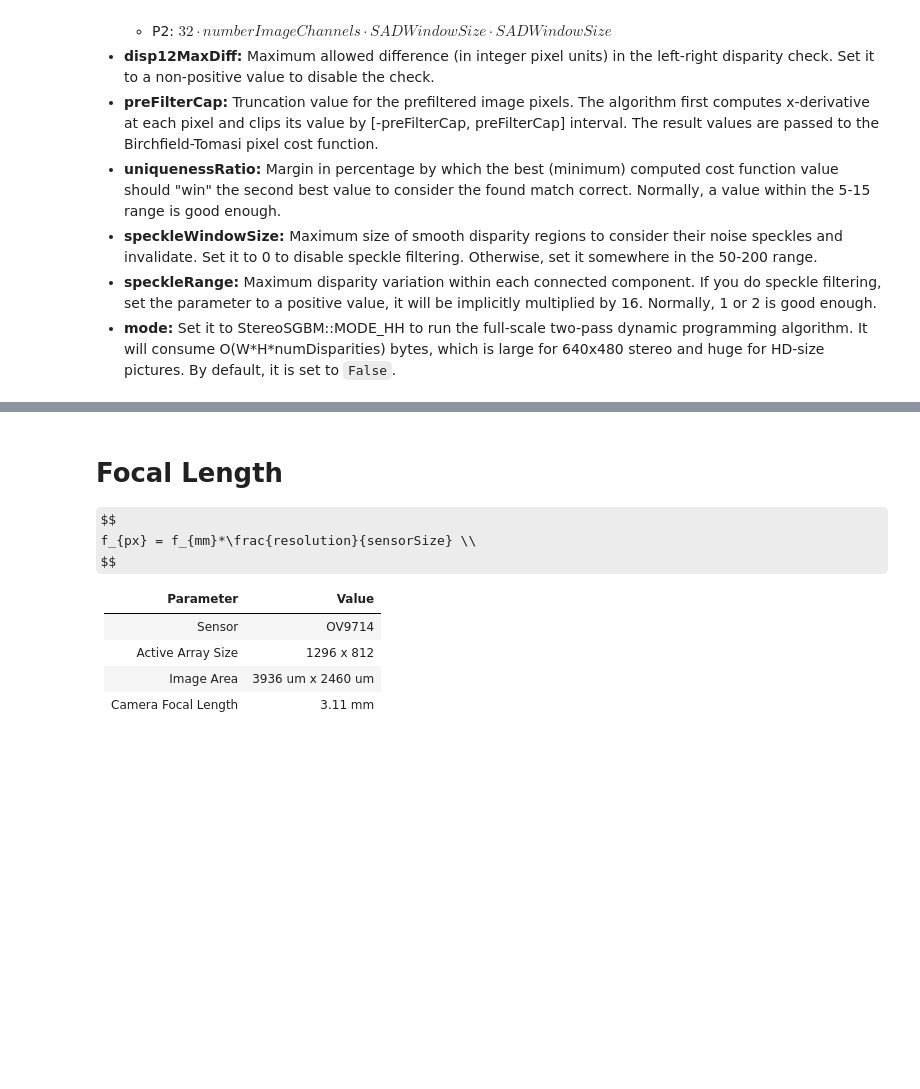
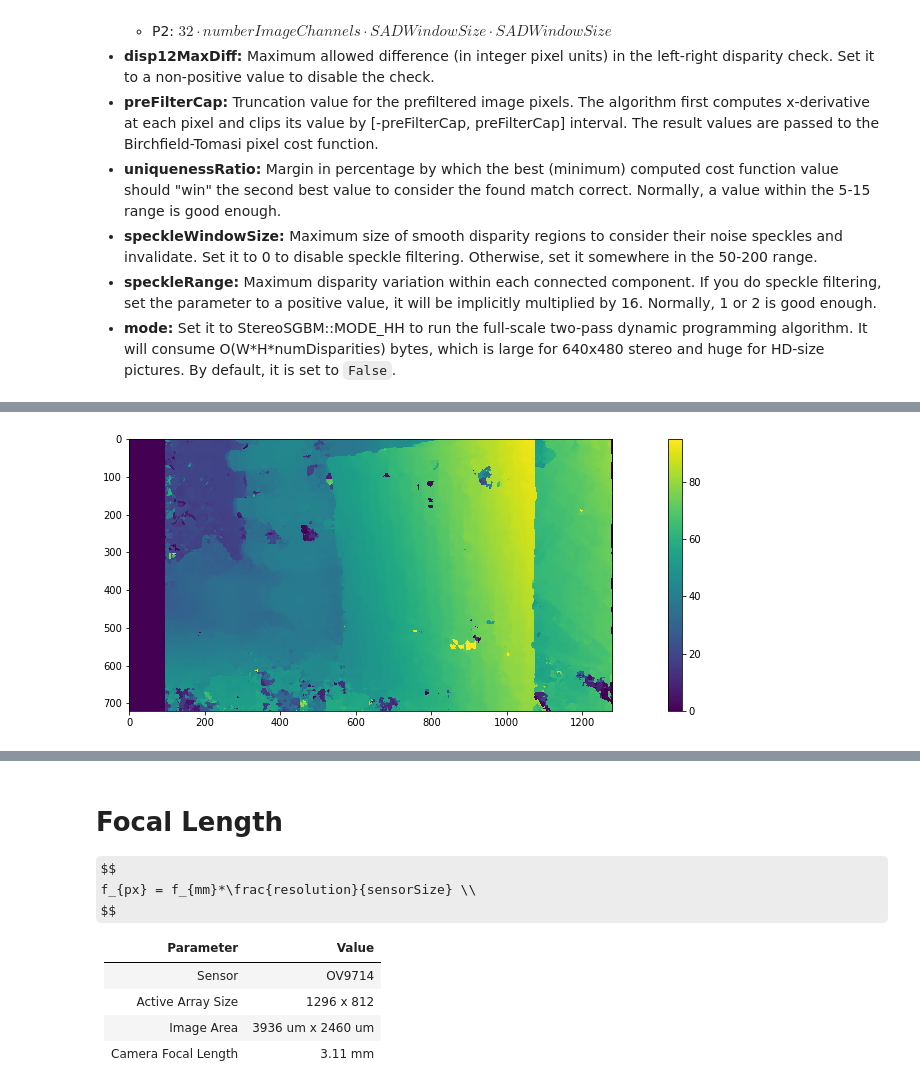
Before and after one commit to walchko/github-blog, a Jupyter notebook: source/blog/Vision/stereo-vision/stereo.ipynb, the cells around one changed output, grey strips where cells are left out. Drawn from its saved outputs; the diff is of its cells as text; code cells hidden in the pictures; some formulas as TeX source; blank space fills up the shorter version.

```diff
--- a/source/blog/Vision/stereo-vision/stereo.ipynb
+++ b/source/blog/Vision/stereo-vision/stereo.ipynb
@@ -141,14 +179,62 @@ plt.imshow(disparity, cmap='viridis');
 # %%
-disp = stereo.compute(imgLc, imgRc).astype(np.float32) / 16.0
-h, w = imgLc.shape[:2]
-f = 0.8*w                          # guess for focal length
-Q = np.float32([[1, 0, 0, -0.5*w],
-                [0,-1, 0,  0.5*h], # turn points 180 deg around x-axis,
-                [0, 0, 0,     -f], # so that y-axis looks up
-                [0, 0, 1,      0]])
-points = cv2.reprojectImageTo3D(disp, Q)
-colors = cv2.cvtColor(imgLc, cv2.COLOR_GRAY2RGB)
-mask = disp > disp.min()
-out_points = points[mask]
-out_colors = colors[mask]
-plt.imshow((disp-min_disp)/num_disp)
+disp = stereo.compute(imgL, imgR).astype(np.float32)/16
+mask = disp < 0
+disp[mask] = 0
+plt.imshow(disp)
+plt.colorbar()
+
+# h, w = imgLc.shape[:2]
+# f = 0.8*w                          # guess for focal length
+# Q = np.float32([[1, 0, 0, -0.5*w],
+#                 [0,-1, 0,  0.5*h], # turn points 180 deg around x-axis,
+#                 [0, 0, 0,     -f], # so that y-axis looks up
+#                 [0, 0, 1,      0]])
+
+# disp = disparity
+# disp = np.uint8(filteredImg)
+
+print('disp min/max:', disp.min(), disp.max())
+print('disp:', disp.shape)
+
+points = cv2.reprojectImageTo3D(disp, rc.Q, handleMissingValues=True)
+colors = cv2.cvtColor(imgL, cv2.COLOR_GRAY2RGB)
+print('imgL', imgL.shape)
+
+print('[ Points {}]---------------------'.format(points.shape))
+print(' x min/max:', points[:,:,0].min(), points[:,:,0].max())
+print(' y min/max:', points[:,:,1].min(), points[:,:,1].max())
+print(' z min/max:', points[:,:,2].min(), points[:,:,2].max())
+
+
+print('colors:', colors.shape)
+
+print('-'*50)
+
+# mask = disp < 4
+# out_points = points[mask]
+# out_colors = colors[mask]
+# points[mask] = 200 # disp.max()
+
+
+# colors[mask]
+out_points = points
+o = points
+
+
+# mask = out_points < 1000
+# o = out_points[mask]
+# oc = out_colors[mask]
+
+
+print('filtered points min/max:', out_points.min(), out_points.max())
+print("filtered points:", out_points.shape)
+
+# o = out_points
+# # print(o[:,0])
+# fig = plt.figure(figsize=(20,10))
+# # ax = fig.gca(projection='3d')
+# # ax.plot_surface(o[:,0],o[:,1],o[:,2])
+# ax = fig.add_subplot(111, projection='3d')
+# ax.scatter(o[:,0],o[:,1],o[:,2])
+# # plt.show()
+# %% [output]
@@ -154,0 +252 @@ plt.imshow((disp-min_disp)/num_disp)
+[figure, added]
```
Also changed, not shown: parts of 26 cells of this notebook, 5 other files.
